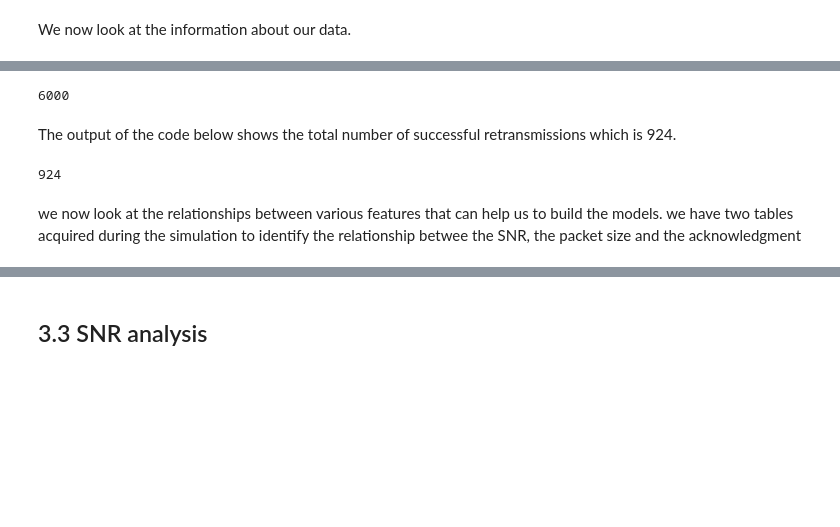
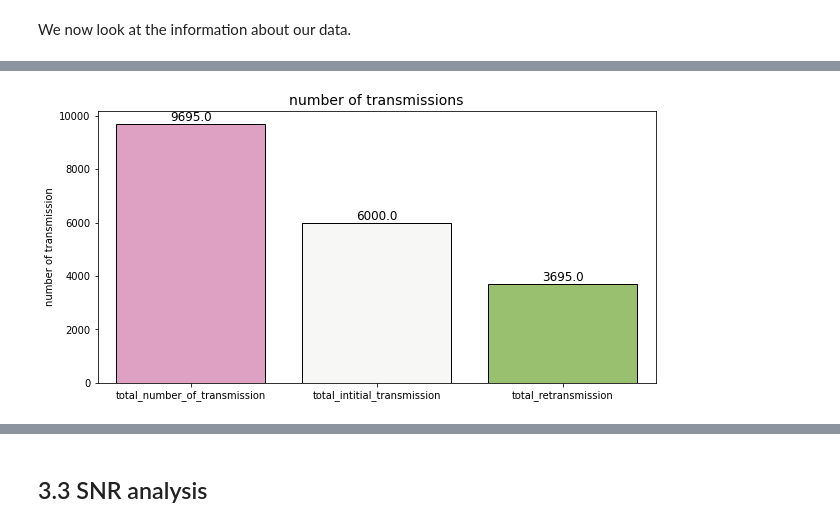
Before and after one commit to mahhembe/Research-project, a Jupyter notebook: Research_model_building.ipynb, the cells around one changed output, grey strips where cells are left out. Saved outputs shown, nothing was run; the diff lists cells and outputs as text; code cells hidden in the pictures; blank space fills up the shorter version.

```diff
--- a/Research_model_building.ipynb
+++ b/Research_model_building.ipynb
@@ -147,14 +120,24 @@ The output of the code below shows the total number of transmission made during
-# %%
-total_transmission=6000
-print(total_transmission);
-# %% [output]
-6000
-# %% [markdown]
-The output of the code below shows the total number of successful retransmissions which is 924.
-# %%
-total_successful_retransmission=df.loc[(df["'Acknoledgement'"] ==1) & (df["'retransmission'"] == 1)]
-print(total_successful_retransmission["'retransmission'"].count())
-# %% [output]
-924
-# %% [markdown]
-we now look at the relationships between various features that can help us to build the models. we have two tables acquired during the simulation to identify the relationship betwee the SNR, the packet size and the acknowledgment
+# %%
+total_number_of_transmission=df.count()[0];
+total_intitial_transmission=df.loc[ (df["'retransmission'"] == 0)];
+total_intitial_transmission=total_intitial_transmission.count()[0];
+total_retransmission=df.loc[ (df["'retransmission'"] == 1)];
+total_retransmission=total_retransmission.count()[0];
+y=[total_number_of_transmission,total_intitial_transmission,total_retransmission];
+x=['total_number_of_transmission','total_intitial_transmission','total_retransmission'];
+# %%
+
+fig,axis = plt.subplots(figsize=(10, 5))
+x = ['total_number_of_transmission','total_intitial_transmission','total_retransmission']
+y = [total_number_of_transmission,total_intitial_transmission,total_retransmission]
+ax = sns.barplot(x=x, y=y,palette='PiYG',edgecolor='black')
+plt.title('number of transmissions',fontsize=14)
+plt.xticks(rotation=0)
+plt.ylabel('number of transmission')
+for p in ax.patches:
+    ax.text(p.get_x() + p.get_width()/2, p.get_y() + p.get_height(), round(p.get_height(),2),
+            fontsize=12, ha="center", va='bottom')
+
+plt.show()
+# %% [output]
+[figure, added]
```
Also changed, not shown: parts of 21 cells of this notebook.
